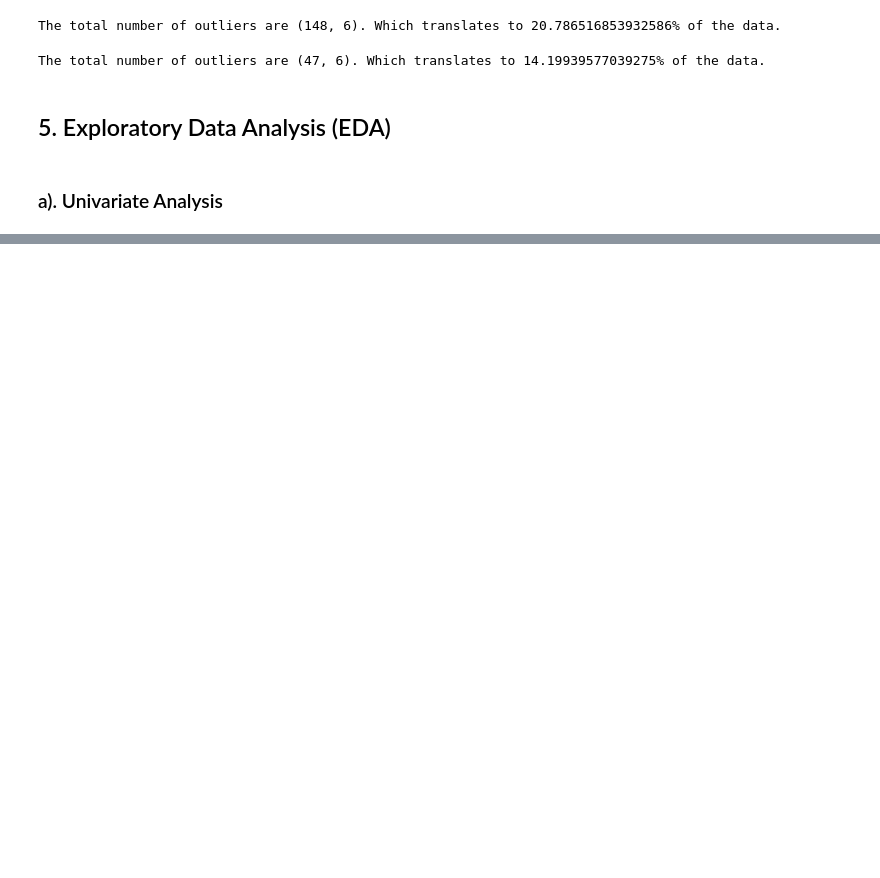
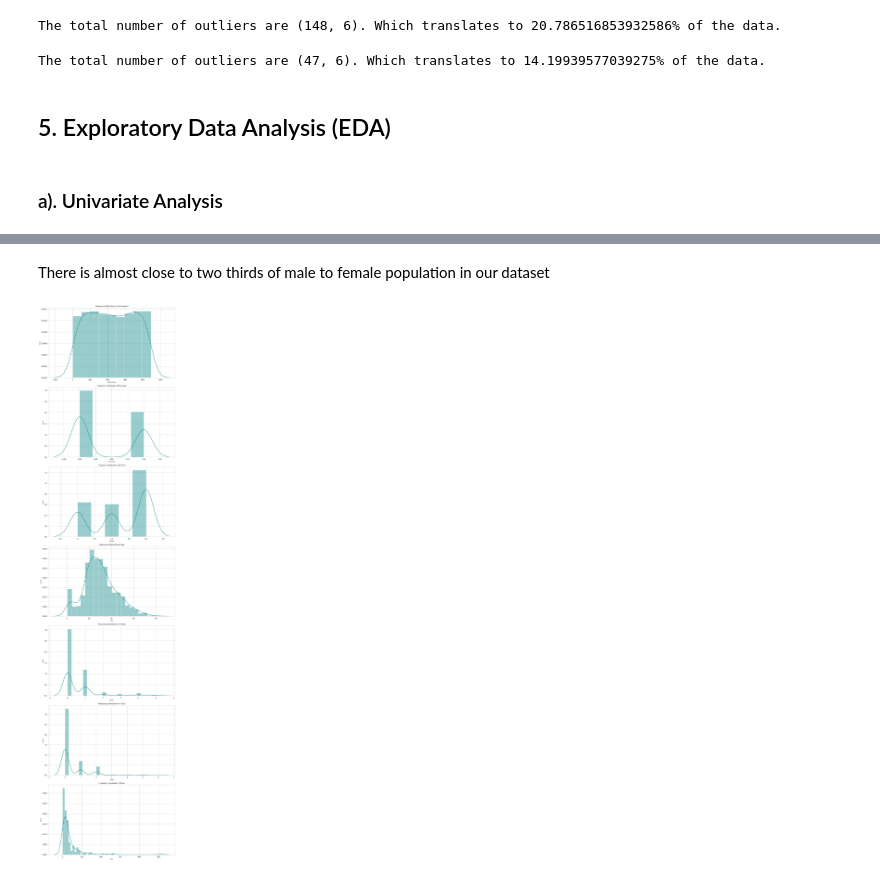
Before and after one commit to CHRISTOROMO/Prediction-models-Using-KNN-and-NaiveBayes-Classifiers, a Jupyter notebook: titanic.ipynb, the cells around one changed output, grey strips where cells are left out. Cells and saved outputs as stored; diff of their text form; code cells hidden in the pictures; blank space fills up the shorter version.

Commit message:
Updated Notebook and datasets

```diff
--- a/titanic.ipynb
+++ b/titanic.ipynb
@@ -318,0 +368,20 @@ The total number of outliers are (47, 6). Which translates to 14.19939577039275%
+# %% [markdown]
+There is almost close to two thirds of male to female population in our dataset
+# %%
+# Plotting distribution of numerical variables
+
+col_names = titanic_train.select_dtypes(include=['number']).columns
+
+fig, ax = plt.subplots(len(col_names), figsize=(10,40))
+
+for i, col_val in enumerate(col_names):
+
+    sns.distplot(titanic_train[col_val], hist=True, ax=ax[i], color='teal')
+    ax[i].set_title('Frequency distribution of '+col_val, fontsize=10)
+    ax[i].set_xlabel(col_val, fontsize=8)
+    ax[i].set_ylabel('Count', fontsize=8)
+
+plt.tight_layout()
+plt.show()
+# %% [output]
+[figure, added]
```
Also changed, not shown: parts of 64 cells of this notebook, 2 other files.
